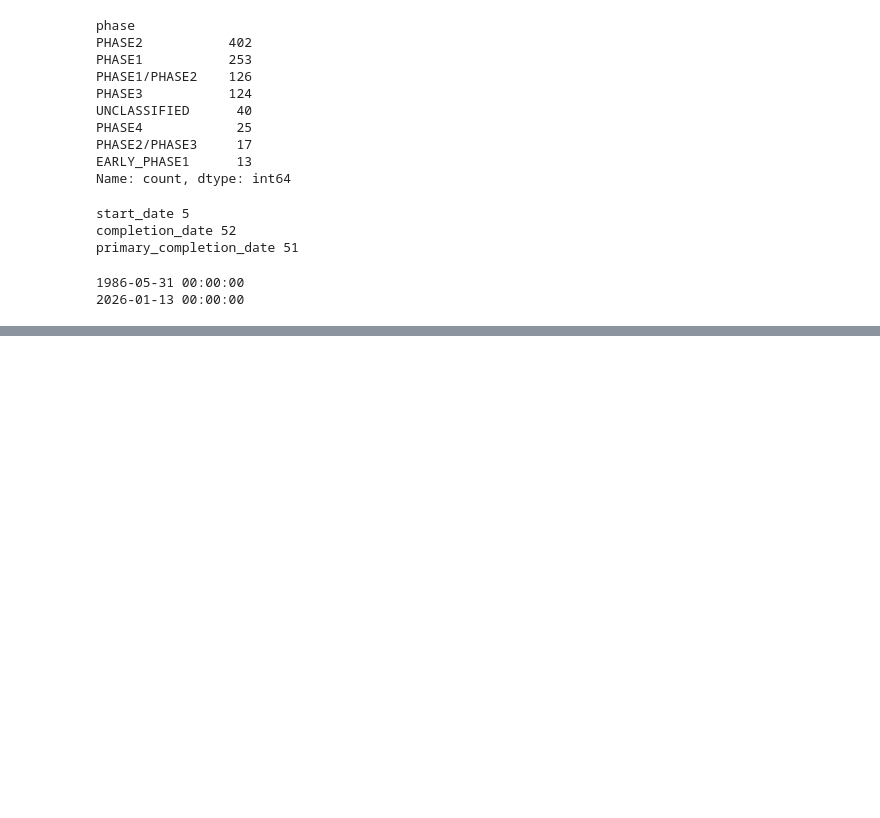
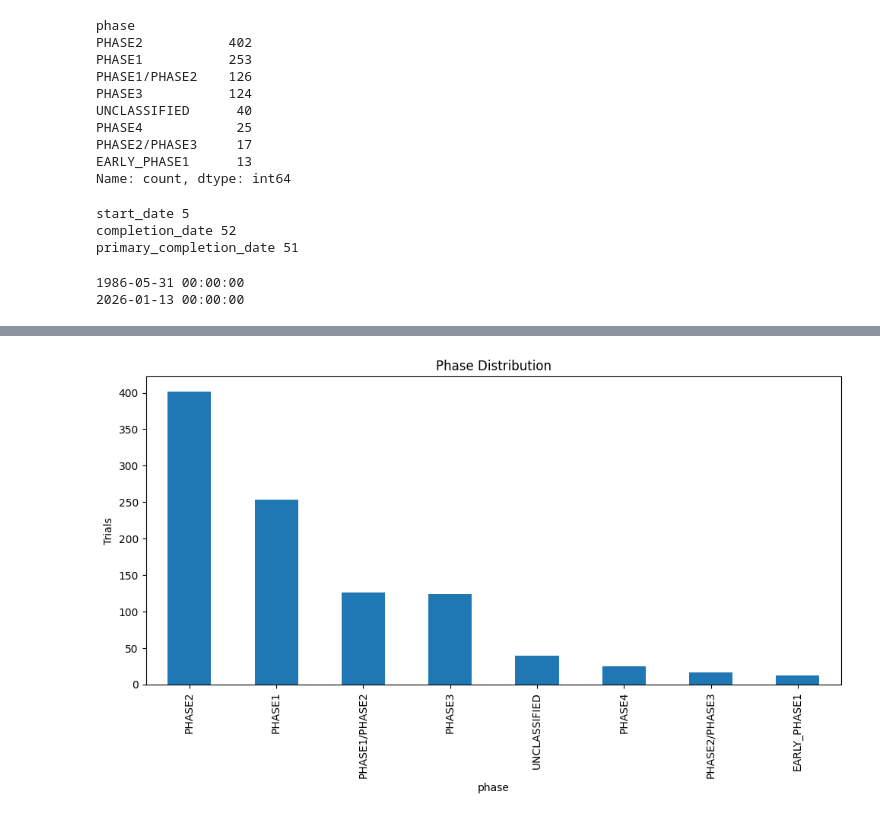
Before and after one commit to kotharimeet14-afk/oncology-trial-success-analysis, a Jupyter notebook: notebooks/01_data_profiling.ipynb, the cells around one changed output, grey strips where cells are left out. Cells and saved outputs as stored; diff of their text form; code cells hidden in the pictures; blank space fills up the shorter version.

```diff
--- a/notebooks/01_data_profiling.ipynb
+++ b/notebooks/01_data_profiling.ipynb
@@ -139,0 +188,24 @@ print(df["start_date"].max())
+# %%
+###phase distribution chart
+phase_counts = (
+    df["phase"]
+      .fillna("UNCLASSIFIED")
+      .value_counts()
+)
+
+plt.figure(figsize=(10,6))
+phase_counts.plot(kind="bar")
+
+plt.ylabel("Trials")
+plt.title("Phase Distribution")
+
+plt.tight_layout()
+
+plt.savefig(
+    "../outputs/figures/phase_distribution.png",
+    dpi=300
+)
+
+plt.show()
+# %% [output]
+[figure, added]
```
Also changed, not shown: parts of 2 cells of this notebook, 2 other files.
